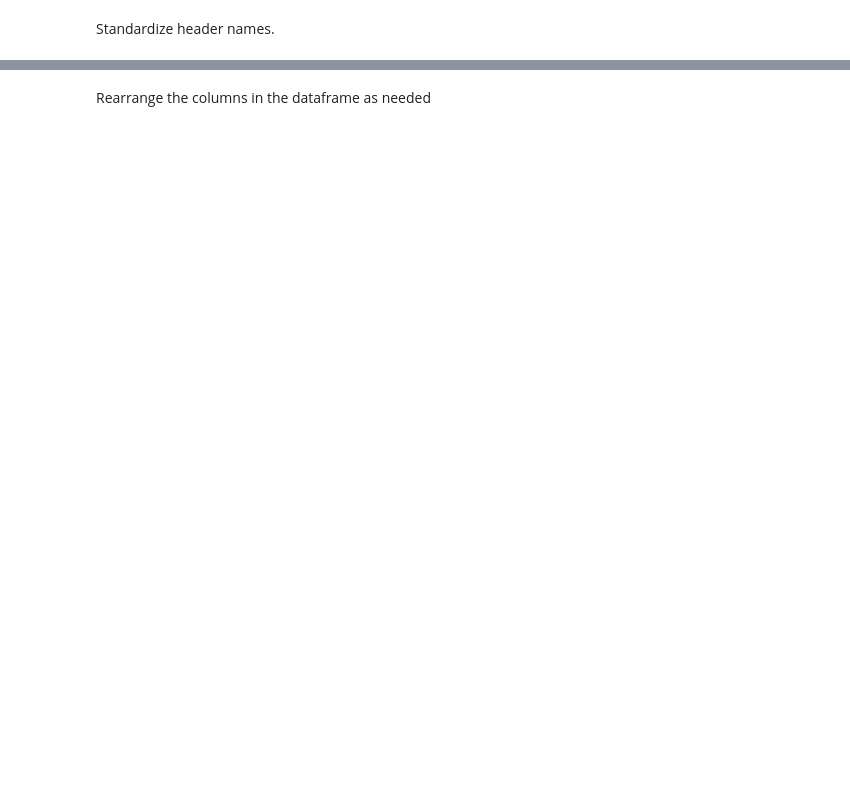
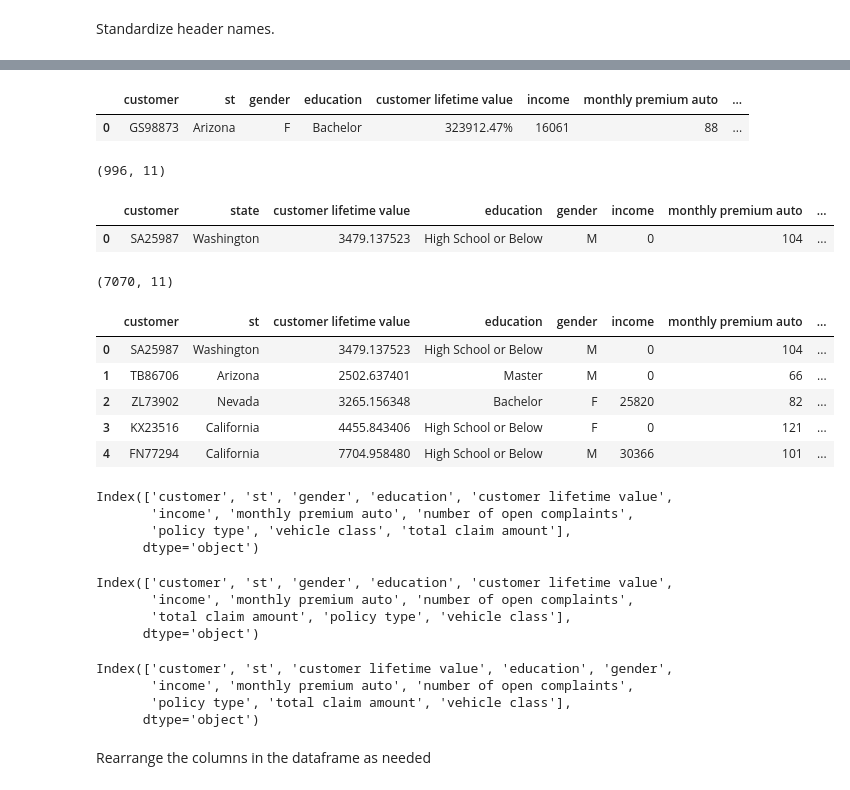
Before and after one commit to Mahnaz-Meem/lab-customer-analysis-round-1, a Jupyter notebook: Lab3-customer-analysis-round-1.ipynb, the cells around one changed output, grey strips where cells are left out. Cells and saved outputs as stored; diff of their text form; code cells hidden in the pictures; blank space fills up the shorter version.

```diff
--- a/Lab3-customer-analysis-round-1.ipynb
+++ b/Lab3-customer-analysis-round-1.ipynb
@@ -58,2 +76,52 @@ Standardize header names.
+# %%
+file2.columns = file2.columns.str.lower()
+display(file2.head(1))
+file2.shape
+# %% [output]
+|  | customer | st | gender | education | customer lifetime value | income | monthly premium auto | ... |
+| 0 | GS98873 | Arizona | F | Bachelor | 323912.47% | 16061 | 88 | ... |
+(996, 11)
+# %%
+file3.columns = file3.columns.str.lower()
+display(file3.head(1))
+file3.shape
+# %% [output]
+|  | customer | state | customer lifetime value | education | gender | income | monthly premium auto | ... |
+| 0 | SA25987 | Washington | 3479.137523 | High School or Below | M | 0 | 104 | ... |
+(7070, 11)
+# %%
+file3 = file3.rename(columns={'state':'st'})
+file3.head()
+# %% [output]
+|  | customer | st | customer lifetime value | education | gender | income | monthly premium auto | ... |
+| 0 | SA25987 | Washington | 3479.137523 | High School or Below | M | 0 | 104 | ... |
+| 1 | TB86706 | Arizona | 2502.637401 | Master | M | 0 | 66 | ... |
+| 2 | ZL73902 | Nevada | 3265.156348 | Bachelor | F | 25820 | 82 | ... |
+| 3 | KX23516 | California | 4455.843406 | High School or Below | F | 0 | 121 | ... |
+| 4 | FN77294 | California | 7704.958480 | High School or Below | M | 30366 | 101 | ... |
+# %%
+col1_names=file1.columns
+col1_names
+# %% [output]
+Index(['customer', 'st', 'gender', 'education', 'customer lifetime value',
+       'income', 'monthly premium auto', 'number of open complaints',
+       'policy type', 'vehicle class', 'total claim amount'],
+      dtype='object')
+# %%
+col2_names=file2.columns
+col2_names
+# %% [output]
+Index(['customer', 'st', 'gender', 'education', 'customer lifetime value',
+       'income', 'monthly premium auto', 'number of open complaints',
+       'total claim amount', 'policy type', 'vehicle class'],
+      dtype='object')
+# %%
+col3_names=file3.columns
+col3_names
+# %% [output]
+Index(['customer', 'st', 'customer lifetime value', 'education', 'gender',
+       'income', 'monthly premium auto', 'number of open complaints',
+       'policy type', 'total claim amount', 'vehicle class'],
+      dtype='object')
 # %% [markdown]
 Rearrange the columns in the dataframe as needed
```
Also changed, not shown: parts of 37 cells of this notebook.
